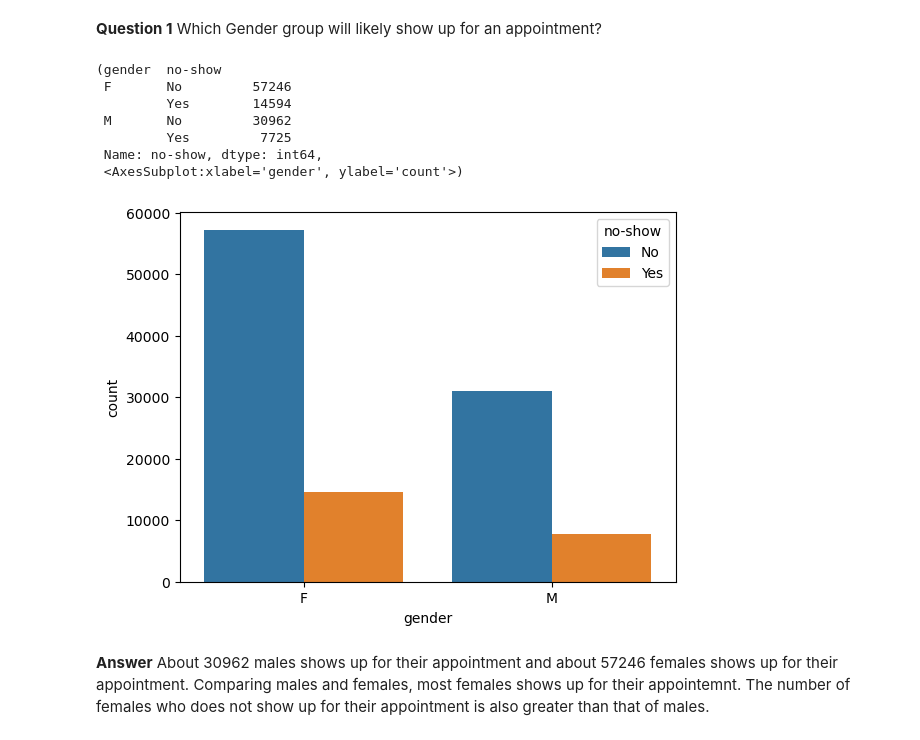
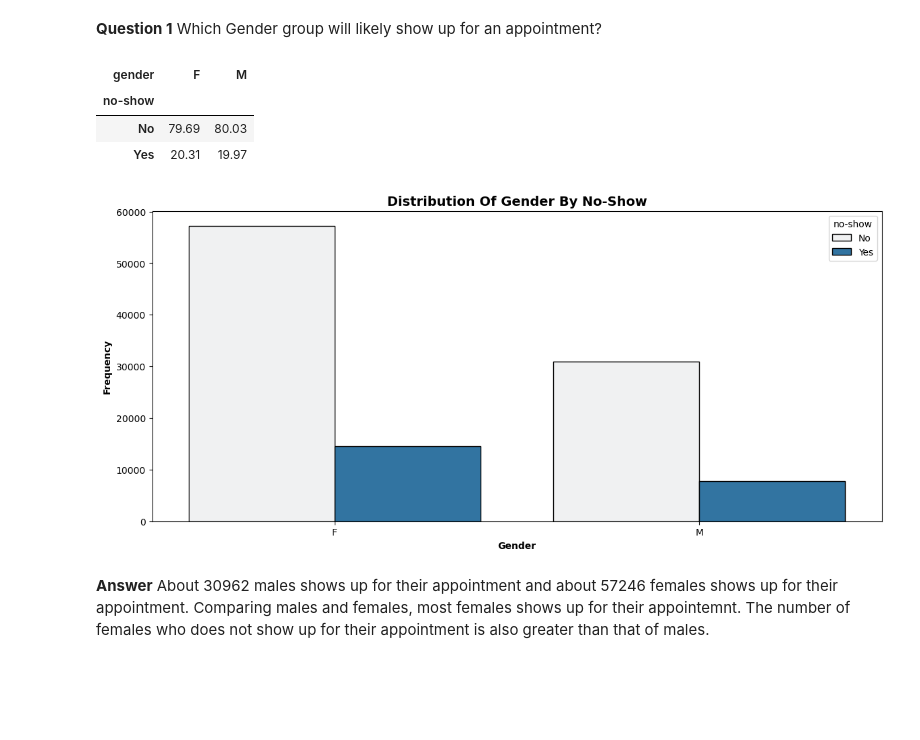
Before and after one commit to Felix-YH/-ALX-Udacity-Scholarship-Program, a Jupyter notebook: investigate-a-dataset-template.ipynb, the cells around one changed output. Drawn from its saved outputs; the diff is of its cells as text; code cells hidden in the pictures; blank space fills up the shorter version.

```diff
--- a/investigate-a-dataset-template.ipynb
+++ b/investigate-a-dataset-template.ipynb
@@ -95,7 +95,9 @@ df.columns = df.columns.str.lower()
 ages = df.age
 ## We drop some ages, ages below -1 (because its unrealistic) and
 ## ages above 100 - although its realistic but we still drop them.
-df["age_group"] = pd.cut(ages, range(0, 100, 19), right=False)
+bins = range(0, 100, 20)
+labels = [f'{bins[i]} to {bins[i+1]}' for i in range(len(bins)-1)]
+df["age_group"] = pd.cut(ages, bins,labels = labels, right=False)
 df.head()
 # %% [output]
 |  | patientid | appointmentid | gender | age | neighbourhood | scholarship | hipertension | diabetes | ... |
@@ -122,0 +117,26 @@ df['no-show'].value_counts(),sns.countplot(data=df, x= 'no-show')
+# %%
+def count_plot(df, xvar, huevar=None, color=0, palette=None, order=None):
+    '''
+    This function takes a variable(dataframe),
+    convert and display the count of variable and also
+    plot the  count distribution of the variable
+    '''
+    # set plot dimensions
+    plt.figure(figsize = [14,6])
+    #plot
+    sns.countplot(data=df, x = xvar, hue=huevar, color=sns.color_palette()[color],palette=palette, order=order, edgecolor='black')
+    # display proportions
+    if huevar:
+        display(df.groupby(xvar)[huevar].value_counts(normalize=True).mul(100).round(2).unstack().T)
+    else:
+        display(df[xvar].value_counts(normalize=True).mul(100).round(2).to_frame().T)
+    # clean up variables names
+    xvar=xvar.replace("_"," ") # replace _ with a space
+    if huevar:
+        huevar=huevar.replace("_"," ")
+    # Add title and format it
+    plt.title(f'''Distribution of {xvar} {'by' if huevar else ''} {huevar if huevar else ''}'''.title(), fontsize = 14, weight = "bold")
+    # Add x label and format it
+    plt.xlabel(xvar.title(), fontsize = 10, weight = 'bold')
+    # Add y label and format it
+    plt.ylabel('Frequency'.title(), fontsize = 10, weight = "bold");
@@ -124,16 +154,13 @@ df['no-show'].value_counts(),sns.countplot(data=df, x= 'no-show')
 __Question 1__ Which Gender group will likely show up for an appointment?
 # %%
 ## Checks the number of males and females that show up for their appointment
-df.groupby('gender')['no-show'].value_counts(),sns.countplot(data=df, x="gender", hue="no-show")
+count_plot(df, 'gender', huevar = "no-show")
 # %% [output]
-(gender  no-show
- F       No         57246
-         Yes        14594
- M       No         30962
-         Yes         7725
- Name: no-show, dtype: int64,
- <AxesSubplot:xlabel='gender', ylabel='count'>)
+| gender | F | M |
+| no-show |  |  |
+| No | 79.69 | 80.03 |
+| Yes | 20.31 | 19.97 |
-[figure, old version]
+[figure, new version]
 # %% [markdown]
 __Answer__ About 30962 males shows up for their appointment and about 57246 females shows up for their appointment. Comparing males and females, most females shows up for their appointemnt. The number of females who does not show up for their appointment is also greater than that of males.
 # %% [markdown]
```
Also changed, not shown: parts of 15 cells of this notebook, 1 other file.
